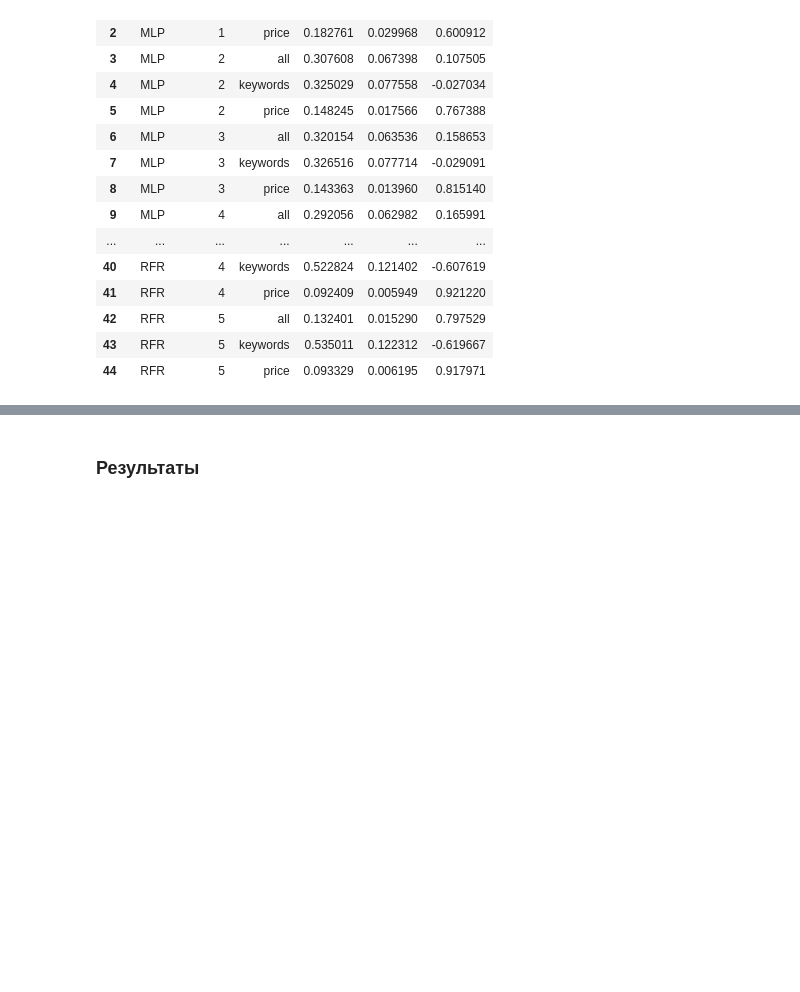
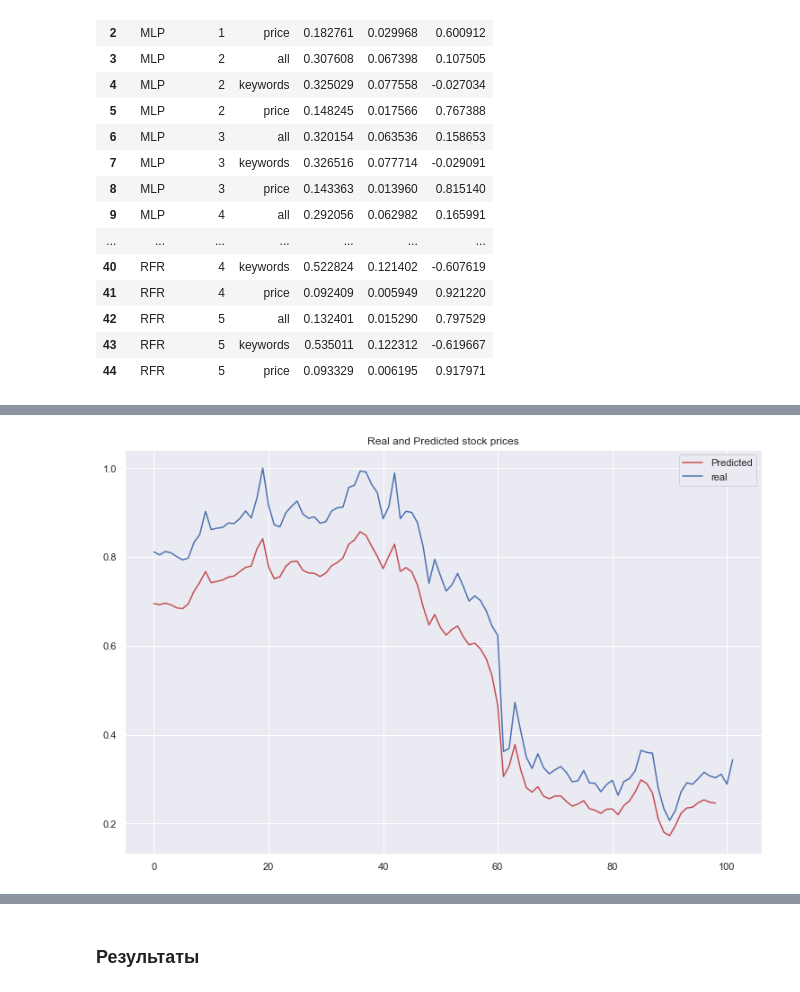
Before and after one commit to geniusserg/StockGoogler, a Jupyter notebook: task.ipynb, the cells around one changed output, grey strips where cells are left out. Saved outputs shown, nothing was run; the diff lists cells and outputs as text; code cells hidden in the pictures; blank space fills up the shorter version.

```diff
--- a/task.ipynb
+++ b/task.ipynb
@@ -480,0 +486,8 @@ y_pred = model.predict(X_test)
+# %%
+plt.plot(y_pred[3:], "r")
+plt.plot(y_test, "b-")
+plt.legend(["Predicted", "real"])
+plt.title("Real and Predicted stock prices")
+plt.show()
+# %% [output]
+[figure, added]
```
Also changed, not shown: parts of 2 cells of this notebook.
